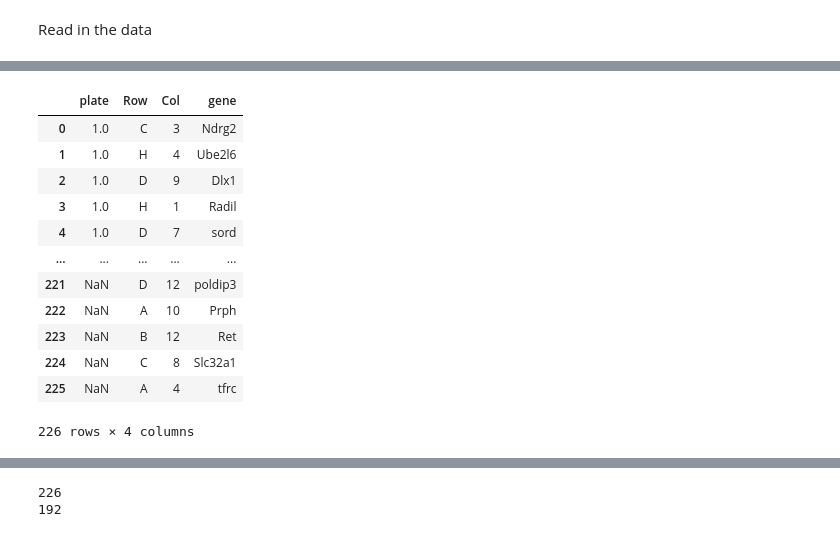
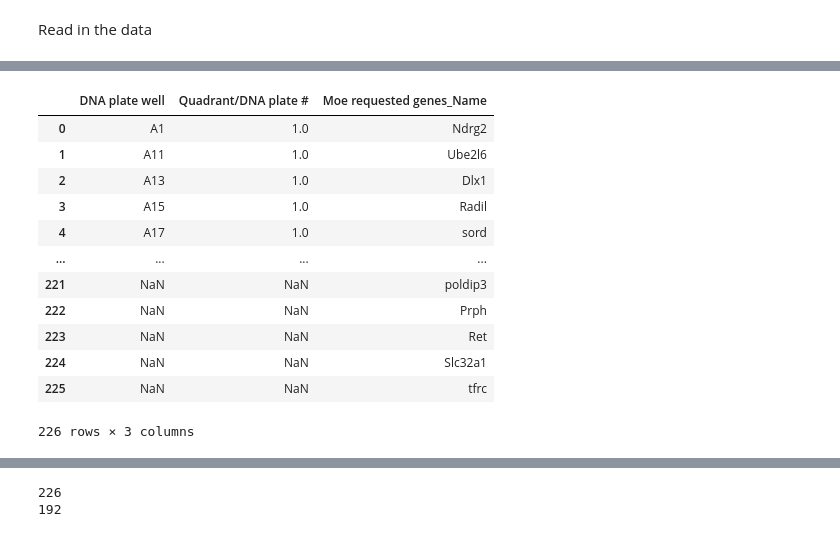
Before and after one commit to ebowen19/LW15-Functional-Screening, a Jupyter notebook: scripts/plate_map.ipynb, the cells around one changed output, grey strips where cells are left out. Saved outputs shown, nothing was run; the diff lists cells and outputs as text; code cells hidden in the pictures.

```diff
--- a/scripts/plate_map.ipynb
+++ b/scripts/plate_map.ipynb
@@ -6,3 +23,3 @@ Read in the data
 # %%
-data = pd.read_excel('/Users/elizabeth 1/Library/CloudStorage/Box-Box/Wu Lab/Project - 2024/Functional screening/240318_Natalie_Moe requested genes Query Sigma 226 for 162.xlsx')
-data = data.loc[:,['Quadrant/DNA plate #', 'Row', 'Col', 'Moe requested genes_Name']]
+data = data.loc[:,['DNA plate well', 'Quadrant/DNA plate #', 'Row', 'Col', 'Moe requested genes_Name']]
+plate_well = data['DNA plate well']
@@ -9,17 +54,17 @@ data = data.loc[:,['Quadrant/DNA plate #', 'Row', 'Col', 'Moe requested genes_Na
 # %%
-data = data.rename(columns={'Quadrant/DNA plate #' : 'plate', 'Moe requested genes_Name' : 'gene'})
+data.drop(columns=['Row', 'Col'], inplace=True)
 data
 # %% [output]
-|  | plate | Row | Col | gene |
-| 0 | 1.0 | C | 3 | Ndrg2 |
-| 1 | 1.0 | H | 4 | Ube2l6 |
-| 2 | 1.0 | D | 9 | Dlx1 |
-| 3 | 1.0 | H | 1 | Radil |
-| 4 | 1.0 | D | 7 | sord |
-| ... | ... | ... | ... | ... |
-| 221 | NaN | D | 12 | poldip3 |
-| 222 | NaN | A | 10 | Prph |
-| 223 | NaN | B | 12 | Ret |
-| 224 | NaN | C | 8 | Slc32a1 |
-| 225 | NaN | A | 4 | tfrc |
+|  | DNA plate well | Quadrant/DNA plate # | Moe requested genes_Name |
+| 0 | A1 | 1.0 | Ndrg2 |
+| 1 | A11 | 1.0 | Ube2l6 |
+| 2 | A13 | 1.0 | Dlx1 |
+| 3 | A15 | 1.0 | Radil |
+| 4 | A17 | 1.0 | sord |
+| ... | ... | ... | ... |
+| 221 | NaN | NaN | poldip3 |
+| 222 | NaN | NaN | Prph |
+| 223 | NaN | NaN | Ret |
+| 224 | NaN | NaN | Slc32a1 |
+| 225 | NaN | NaN | tfrc |
-226 rows × 4 columns
+226 rows × 3 columns
```
Also changed, not shown: parts of 12 cells of this notebook, 7 other files.
